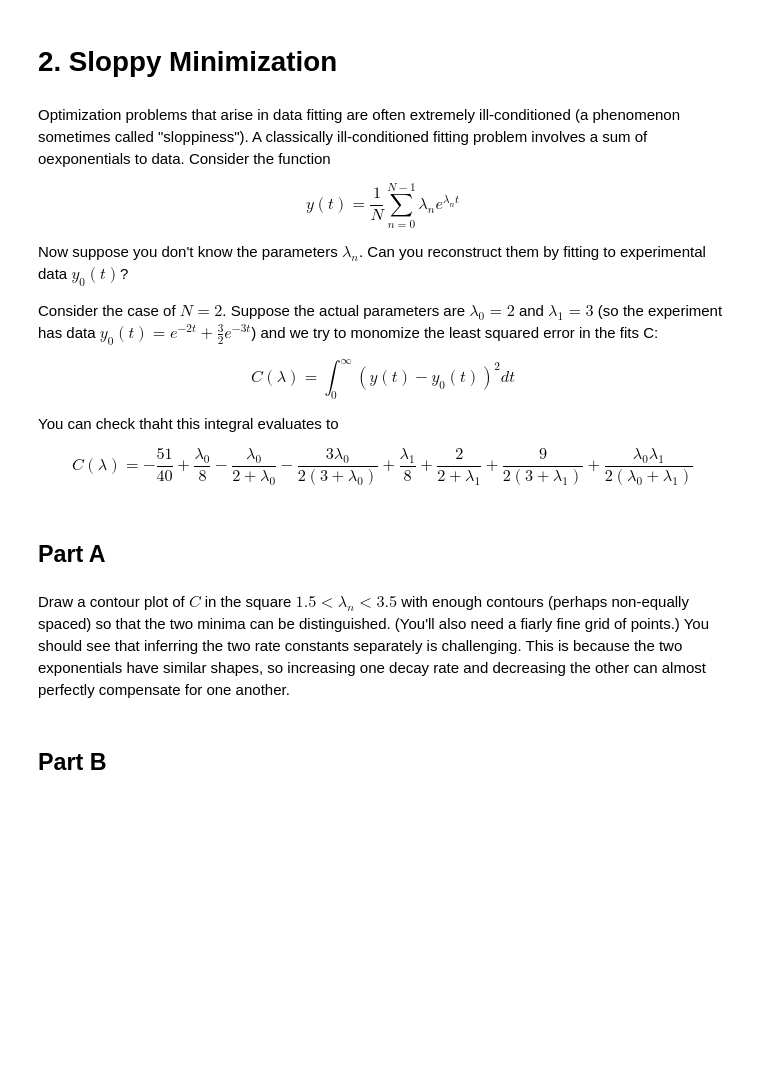
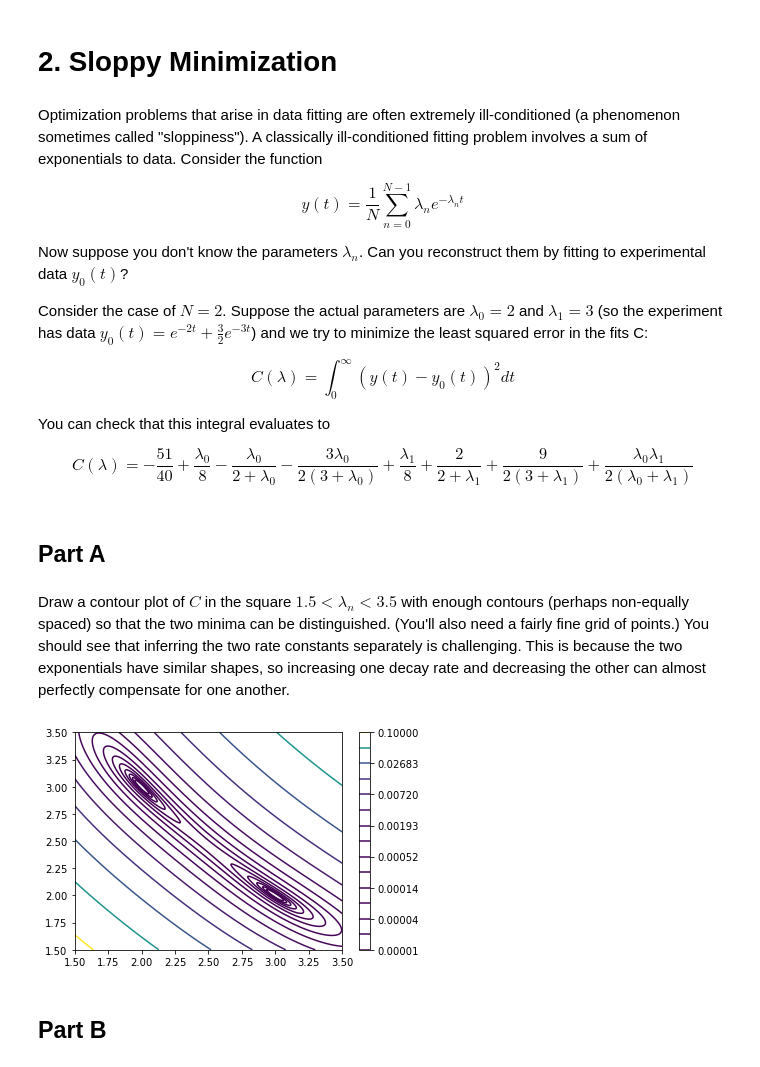
Before and after one commit to Classes-MCA/PHSCS513R-Computational-Physics, a Jupyter notebook: Homework/8 - Optimization.ipynb, the cells around one changed output. Cells and saved outputs as stored; diff of their text form; code cells hidden in the pictures; blank space fills up the shorter version.

Commit message:
Finished problem 2

```diff
--- a/Homework/8 - Optimization.ipynb
+++ b/Homework/8 - Optimization.ipynb
@@ -181,23 +181,37 @@ We can see here that my estimate was close to the actual solution.
 # %% [markdown]
 # 2. Sloppy Minimization
 # %% [markdown]
-Optimization problems that arise in data fitting are often extremely ill-conditioned (a phenomenon sometimes called "sloppiness"). A classically ill-conditioned fitting problem involves a sum of oexponentials to data. Consider the function
+Optimization problems that arise in data fitting are often extremely ill-conditioned (a phenomenon sometimes called "sloppiness"). A classically ill-conditioned fitting problem involves a sum of exponentials to data. Consider the function
 
-$$y(t) = \frac{1}{N} \sum_{n = 0}^{N-1} \lambda_n e^{\lambda_n t}$$
+$$y(t) = \frac{1}{N} \sum_{n = 0}^{N-1} \lambda_n e^{-\lambda_n t}$$
 
 Now suppose you don't know the parameters $\lambda_n$. Can you reconstruct them by fitting to experimental data $y_0(t)$?
 
-Consider the case of $N = 2$. Suppose the actual parameters are $\lambda_0 = 2$ and $\lambda_1 = 3$ (so the experiment has data $y_0(t) = e^{-2 t} + \frac{3}{2}e^{-3 t}$) and we try to monomize the least squared error in the fits C:
+Consider the case of $N = 2$. Suppose the actual parameters are $\lambda_0 = 2$ and $\lambda_1 = 3$ (so the experiment has data $y_0(t) = e^{-2 t} + \frac{3}{2}e^{-3 t}$) and we try to minimize the least squared error in the fits C:
 
 $$C(\lambda) = \int_0^\infty (y(t) - y_0(t))^2 dt$$
 
-You can check thaht this integral evaluates to
+You can check that this integral evaluates to
 
 $$C(\lambda) = -\frac{51}{40} + \frac{\lambda_0}{8} - \frac{\lambda_0}{2 + \lambda_0} - \frac{3 \lambda_0}{2(3 + \lambda_0)} + \frac{\lambda_1}{8} + \frac{2}{2 + \lambda_1} + \frac{9}{2(3 + \lambda_1)} + \frac{\lambda_0 \lambda_1}{2(\lambda_0 + \lambda_1)}$$
 # %% [markdown]
 ## Part A
 # %% [markdown]
-Draw a contour plot of $C$ in the square $1.5 < \lambda_n < 3.5$ with enough contours (perhaps non-equally spaced) so that the two minima can be distinguished. (You'll also need a fiarly fine grid of points.) You should see that inferring the two rate constants separately is challenging. This is because the two exponentials have similar shapes, so increasing one decay rate and decreasing the other can almost perfectly compensate for one another.
+Draw a contour plot of $C$ in the square $1.5 < \lambda_n < 3.5$ with enough contours (perhaps non-equally spaced) so that the two minima can be distinguished. (You'll also need a fairly fine grid of points.) You should see that inferring the two rate constants separately is challenging. This is because the two exponentials have similar shapes, so increasing one decay rate and decreasing the other can almost perfectly compensate for one another.
+# %%
+def C(lam_0,lam_1):
+    return -51/40 + lam_0/8 - lam_0/(2 + lam_0) - 3*lam_0/(2*(3 + lam_0)) + lam_1/8 + 2/(2 + lam_1) + 9/(2*(3+lam_1)) + lam_0*lam_1/(2*(lam_0 + lam_1))
+
+lam_0 = np.linspace(1.5,3.5,500)
+lam_1 = np.linspace(1.5,3.5,500)
+
+LAM_0,LAM_1 = np.meshgrid(lam_0,lam_1)
+
+fig,ax = plt.subplots()
+contour = ax.contour(LAM_0,LAM_1,C(LAM_0,LAM_1),levels = np.logspace(-5,-1,15),cmap = 'viridis')
+cbar = fig.colorbar(contour)
+# %% [output]
+[figure, added]
 # %% [markdown]
 ## Part B
 # %% [markdown]
```
Also changed, not shown: parts of 8 cells of this notebook.
